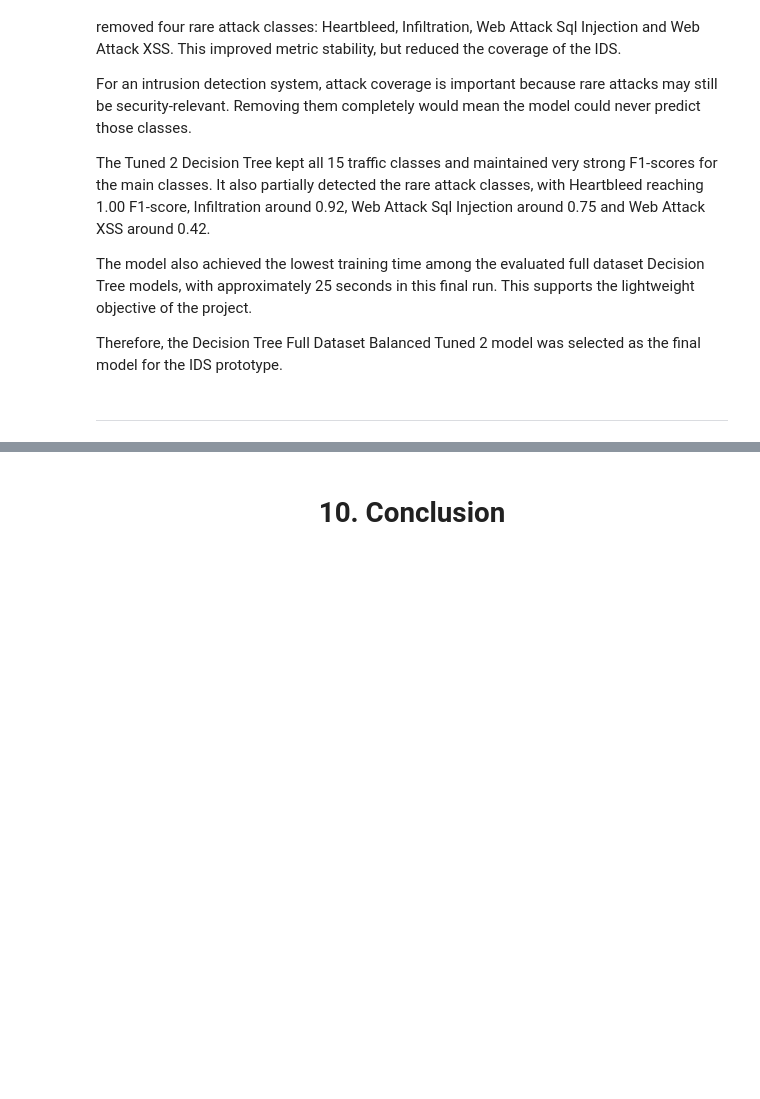
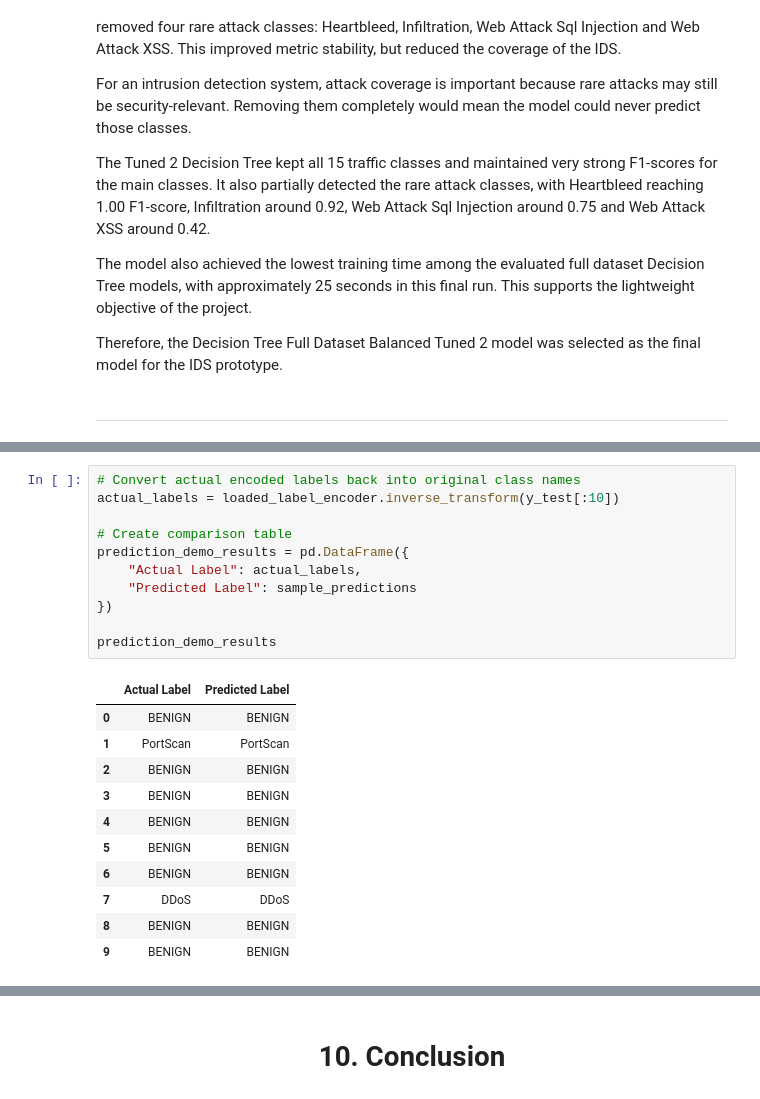
Before and after one commit to Thiago2022161/IDS-CA2-Thiago, a Jupyter notebook: IDS_CA2.ipynb, the cells around one changed output, grey strips where cells are left out. Drawn from its saved outputs; the diff is of its cells as text; blank space fills up the shorter version.

```diff
--- a/IDS_CA2.ipynb
+++ b/IDS_CA2.ipynb
@@ -2738,0 +2876,23 @@ Therefore, the Decision Tree Full Dataset Balanced Tuned 2 model was selected as
+# %%
+# Convert actual encoded labels back into original class names
+actual_labels = loaded_label_encoder.inverse_transform(y_test[:10])
+
+# Create comparison table
+prediction_demo_results = pd.DataFrame({
+    "Actual Label": actual_labels,
+    "Predicted Label": sample_predictions
+})
+
+prediction_demo_results
+# %% [output]
+|  | Actual Label | Predicted Label |
+| 0 | BENIGN | BENIGN |
+| 1 | PortScan | PortScan |
+| 2 | BENIGN | BENIGN |
+| 3 | BENIGN | BENIGN |
+| 4 | BENIGN | BENIGN |
+| 5 | BENIGN | BENIGN |
+| 6 | BENIGN | BENIGN |
+| 7 | DDoS | DDoS |
+| 8 | BENIGN | BENIGN |
+| 9 | BENIGN | BENIGN |
```
Also changed, not shown: parts of 49 cells of this notebook, 3 other files.
